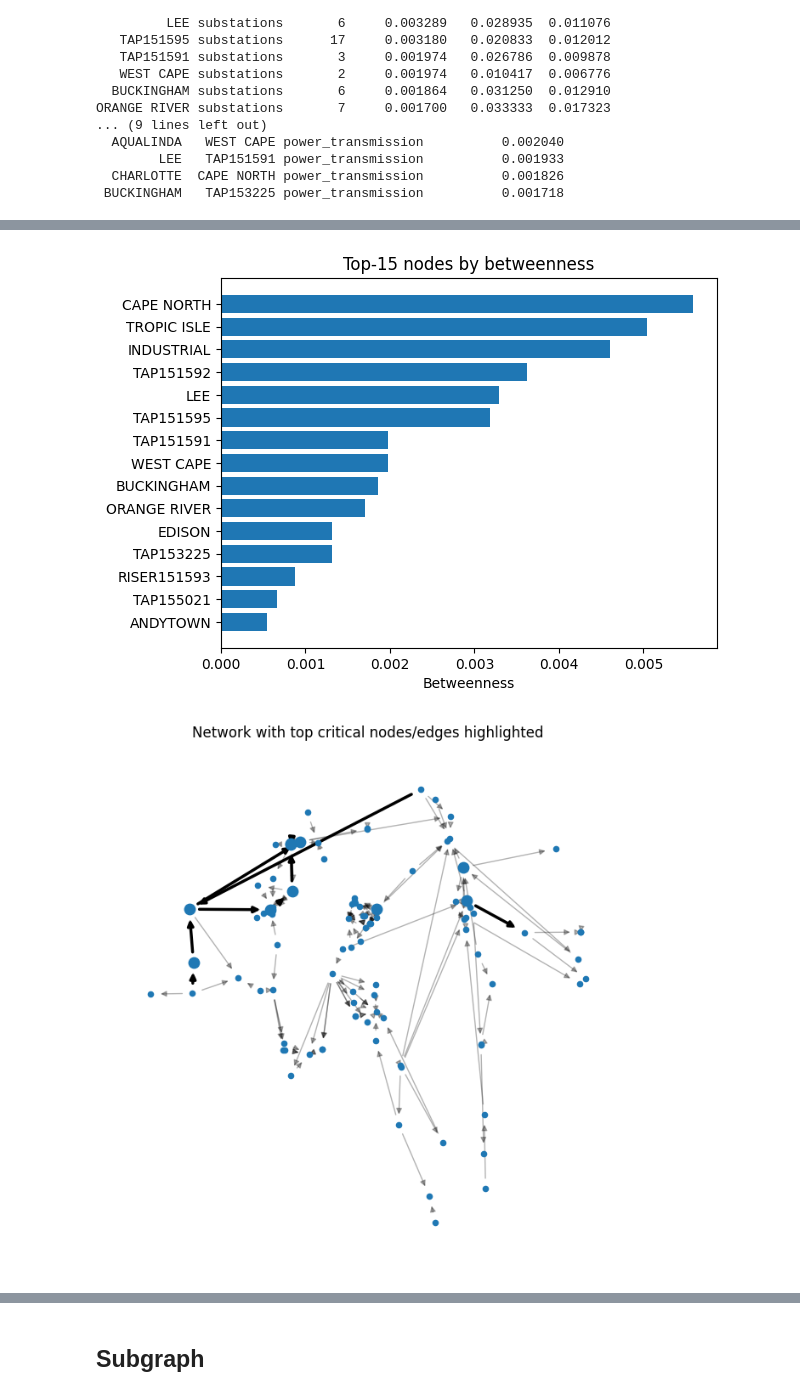
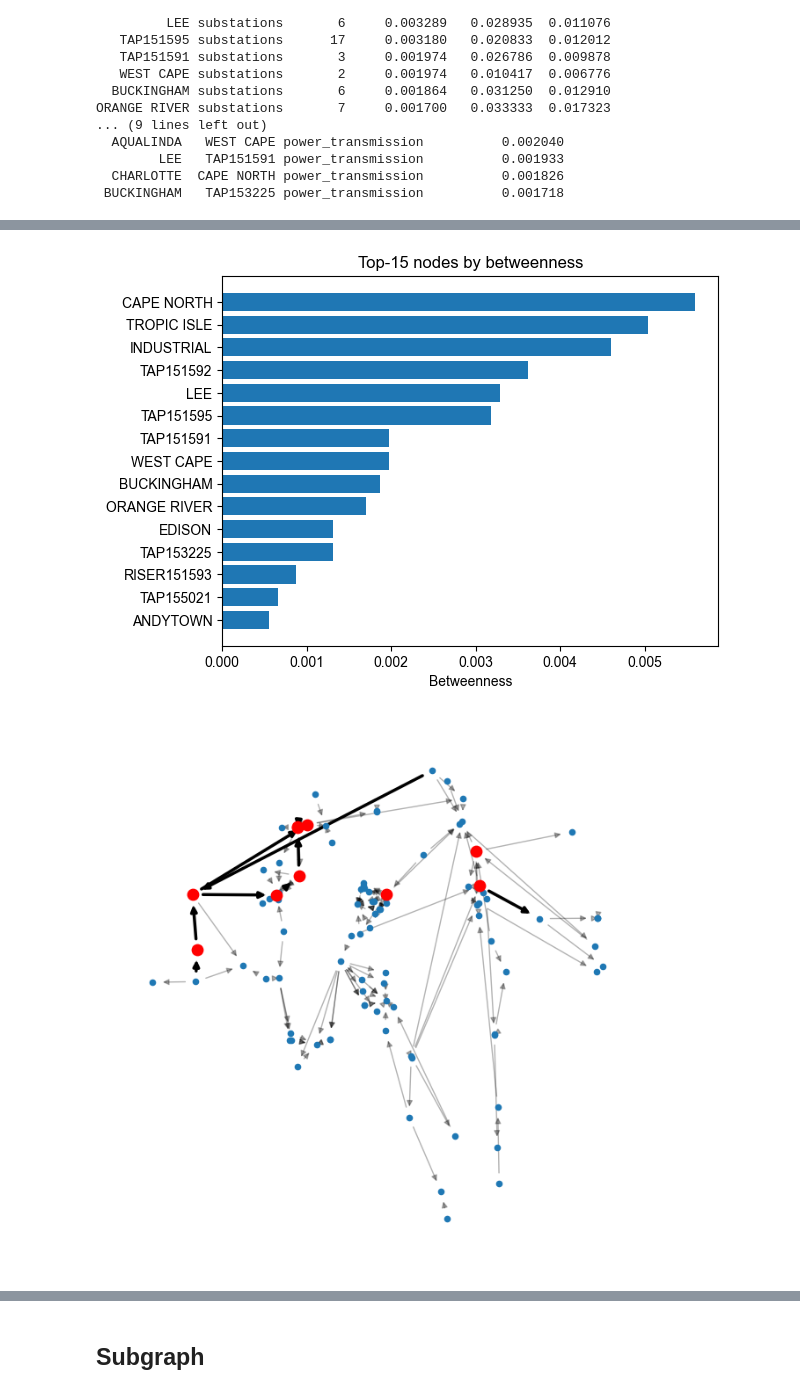
Before and after one commit to Sealxuyh/HCI-nexus, a Jupyter notebook: code/HCI_DBN.ipynb, the cells around one changed output, grey strips where cells are left out. Saved outputs shown, nothing was run; the diff lists cells and outputs as text; code cells hidden in the pictures.

Commit message:
update network

```diff
--- a/code/HCI_DBN.ipynb
+++ b/code/HCI_DBN.ipynb
@@ -11,6 +11,8 @@ from shapely.geometry import LineString
 from shapely.geometry import Point
 # Set the option to display all columns
 pd.options.display.max_columns = None
+plt.rcParams["font.sans-serif"] = ["Arial"]
+plt.rcParams["axes.unicode_minus"] = False
 import rasterio
 from pyproj import Transformer
 
@@ -1795,23 +1833,20 @@ plt.title("Top-15 nodes by betweenness")
 plt.gca().invert_yaxis()
 plt.show()
 # %% [output]
-[figure, old version]
+[figure, new version]
 # %%
-import matplotlib.pyplot as plt
-import networkx as nx
-
 pos = pos  # your dict: node -> (x, y)
 
 top_nodes = set(nodes_df.sort_values("betweenness", ascending=False).head(10)["node"])
 top_edges = set(tuple(x) for x in edges_df.sort_values("edge_betweenness", ascending=False).head(10)[["u","v"]].to_numpy())
 
 plt.figure(figsize=(8,8))
 nx.draw_networkx_edges(G, pos, alpha=0.3)
 nx.draw_networkx_nodes(G, pos, node_size=20)
-nx.draw_networkx_nodes(G, pos, nodelist=list(top_nodes), node_size=80)
+nx.draw_networkx_nodes(G, pos, nodelist=list(top_nodes), node_size=80, node_color="red")
 nx.draw_networkx_edges(G, pos, edgelist=list(top_edges), width=2.5)
-plt.title("Network with top critical nodes/edges highlighted")
+# plt.title("Network with top critical nodes/edges highlighted (based on betweenness)")
 plt.axis("off")
 plt.show()
 # %% [output]
-[figure, old version]
+[figure, new version]
```
Also changed, not shown: parts of 31 cells of this notebook, 1 other file.
